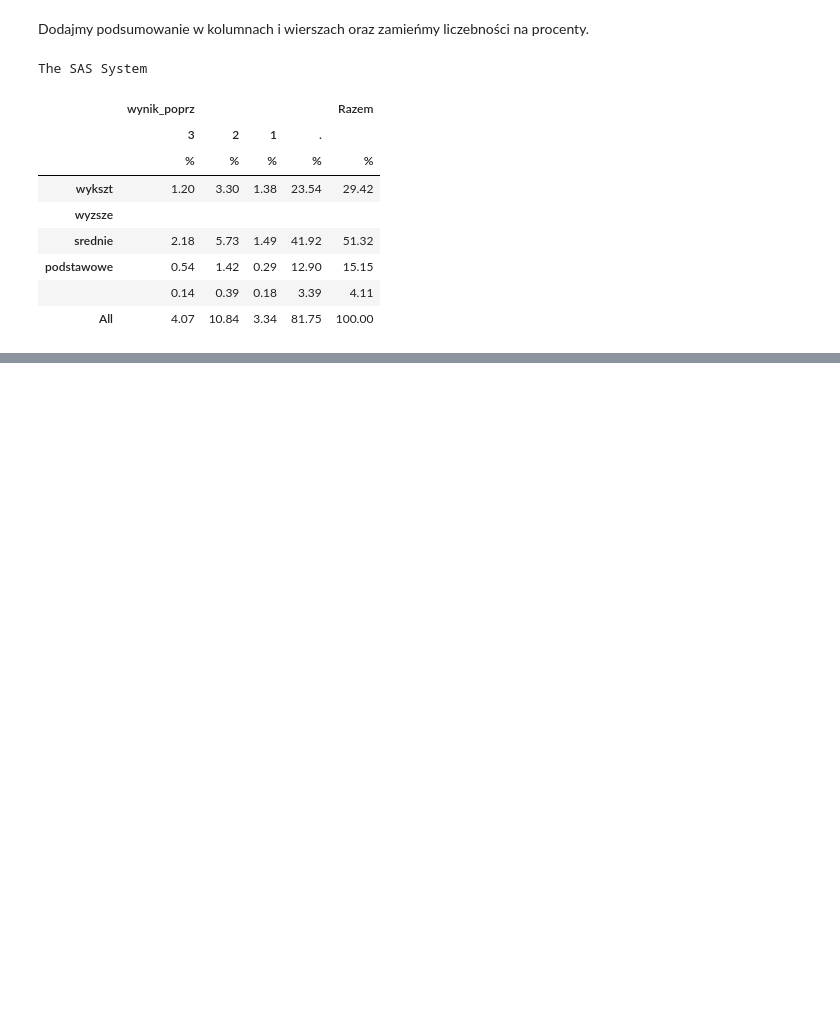
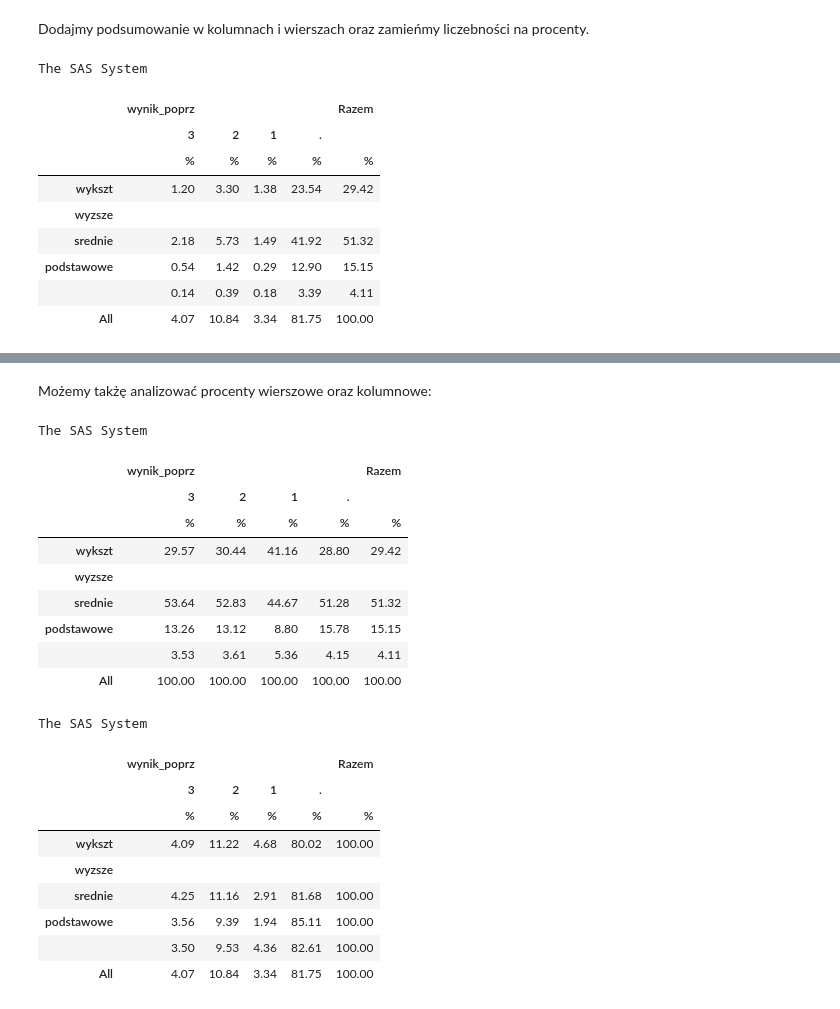
Before and after one commit to lwawrowski/przetwarzanie-danych-SAS, a Jupyter notebook: 07-tabulate.ipynb, the cells around one changed output, grey strips where cells are left out. Cells and saved outputs as stored; diff of their text form; code cells hidden in the pictures; blank space fills up the shorter version.

```diff
--- a/07-tabulate.ipynb
+++ b/07-tabulate.ipynb
@@ -240,0 +259,29 @@ The SAS System
+# %% [markdown]
+Możemy takżę analizować procenty wierszowe oraz kolumnowe:
+# %%
+proc tabulate data=bib.bank missing;
+class wykszt wynik_poprz / descending;
+table wykszt all, (wynik_poprz all="Razem")*colpctn="%";
+table wykszt all, (wynik_poprz all="Razem")*rowpctn="%";
+run;
+# %% [output]
+The SAS System
+|  | wynik_poprz |  |  |  | Razem |
+|  | 3 | 2 | 1 | . |  |
+|  | % | % | % | % | % |
+| wykszt | 29.57 | 30.44 | 41.16 | 28.80 | 29.42 |
+| wyzsze |  |  |  |  |  |
+| srednie | 53.64 | 52.83 | 44.67 | 51.28 | 51.32 |
+| podstawowe | 13.26 | 13.12 | 8.80 | 15.78 | 15.15 |
+|  | 3.53 | 3.61 | 5.36 | 4.15 | 4.11 |
+| All | 100.00 | 100.00 | 100.00 | 100.00 | 100.00 |
+The SAS System
+|  | wynik_poprz |  |  |  | Razem |
+|  | 3 | 2 | 1 | . |  |
+|  | % | % | % | % | % |
+| wykszt | 4.09 | 11.22 | 4.68 | 80.02 | 100.00 |
+| wyzsze |  |  |  |  |  |
+| srednie | 4.25 | 11.16 | 2.91 | 81.68 | 100.00 |
+| podstawowe | 3.56 | 9.39 | 1.94 | 85.11 | 100.00 |
+|  | 3.50 | 9.53 | 4.36 | 82.61 | 100.00 |
+| All | 4.07 | 10.84 | 3.34 | 81.75 | 100.00 |
```
Also changed, not shown: parts of 9 cells of this notebook, 1 other file.
